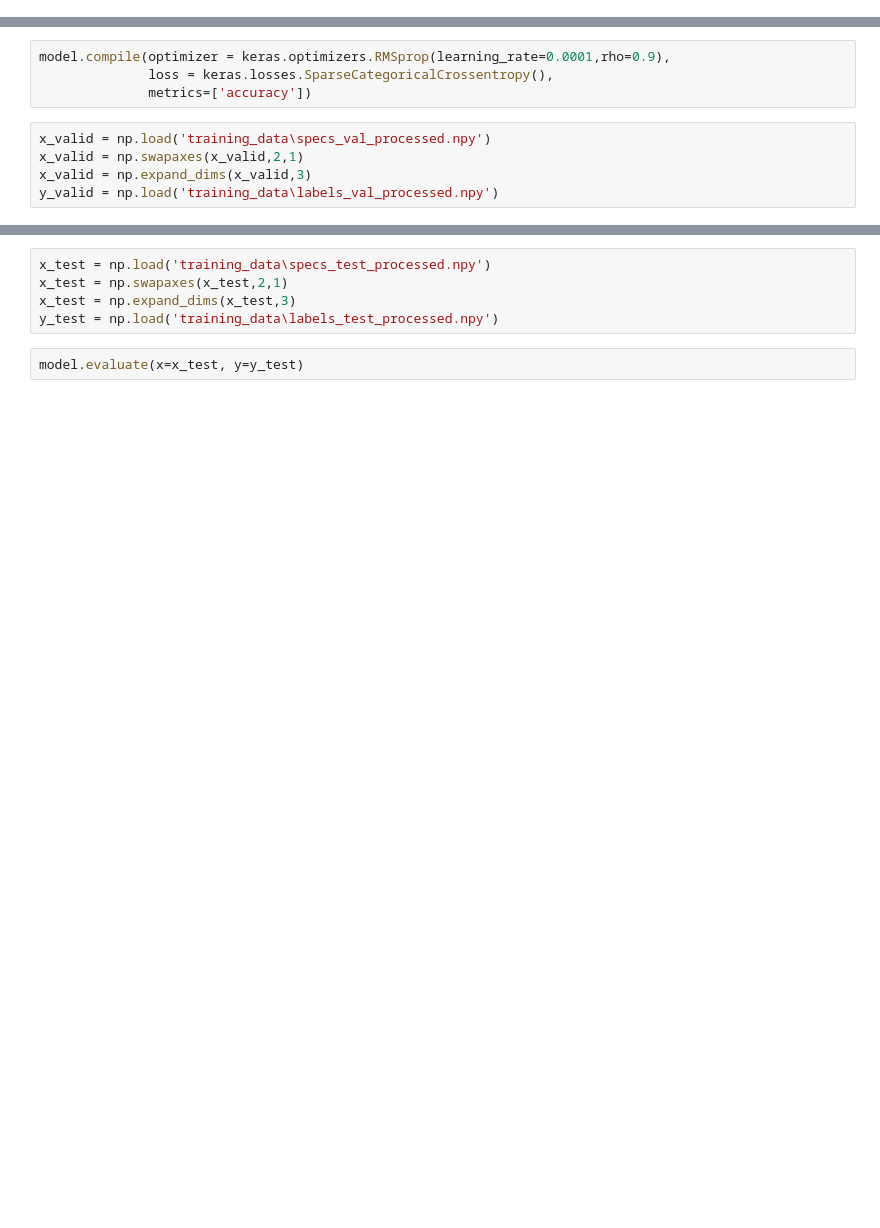
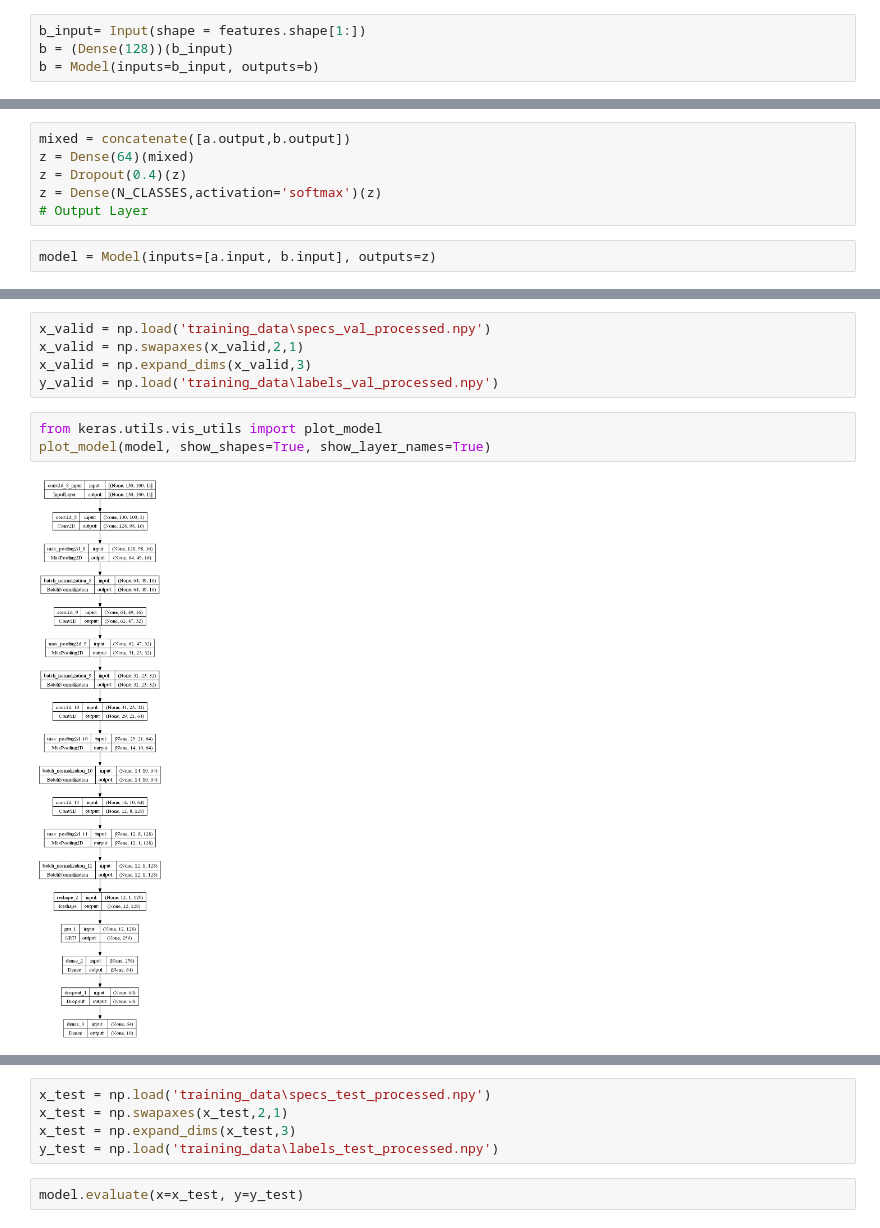
Before and after one commit to emanuelepaesano/naml_project, a Jupyter notebook: CRNN.ipynb, the cells around one changed output, grey strips where cells are left out. Saved outputs shown, nothing was run; the diff lists cells and outputs as text; blank space fills up the shorter version.

Commit message:
prova mixed

```diff
--- a/CRNN.ipynb
+++ b/CRNN.ipynb
@@ -21,0 +58,4 @@ final: (7984, 130, 100, 1)
+# %%
+b_input= Input(shape = features.shape[1:])
+b = (Dense(128))(b_input)
+b = Model(inputs=b_input, outputs=b)
@@ -22 +64,9 @@ final: (7984, 130, 100, 1)
+# %%
+mixed = concatenate([a.output,b.output])
+z = Dense(64)(mixed)
+z = Dropout(0.4)(z)
+z = Dense(N_CLASSES,activation='softmax')(z)
+# Output Layer
+# %%
+model = Model(inputs=[a.input, b.input], outputs=z)
 # %%
@@ -58,10 +107,11 @@ model.add(Dense(N_CLASSES, activation="softmax"))
-# %%
-model.compile(optimizer = keras.optimizers.RMSprop(learning_rate=0.0001,rho=0.9),
-              loss = keras.losses.SparseCategoricalCrossentropy(),
-              metrics=['accuracy'])
 # %%
 x_valid = np.load('training_data\specs_val_processed.npy')
 x_valid = np.swapaxes(x_valid,2,1)
 x_valid = np.expand_dims(x_valid,3)
 y_valid = np.load('training_data\labels_val_processed.npy')
+# %%
+from keras.utils.vis_utils import plot_model
+plot_model(model, show_shapes=True, show_layer_names=True)
+# %% [output]
+[figure, added]
 # %%
```
Also changed, not shown: parts of 9 cells of this notebook.
